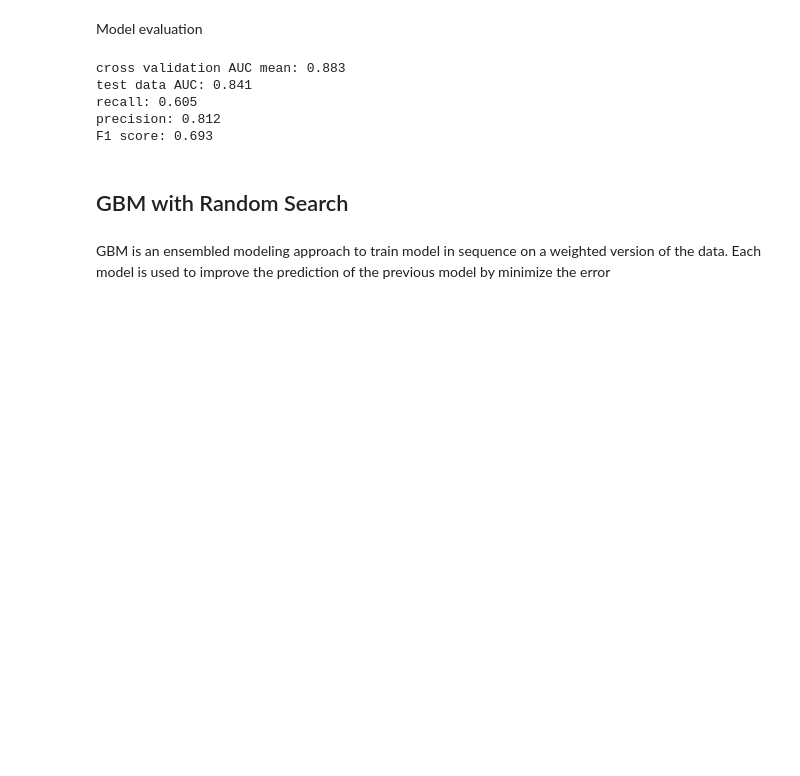
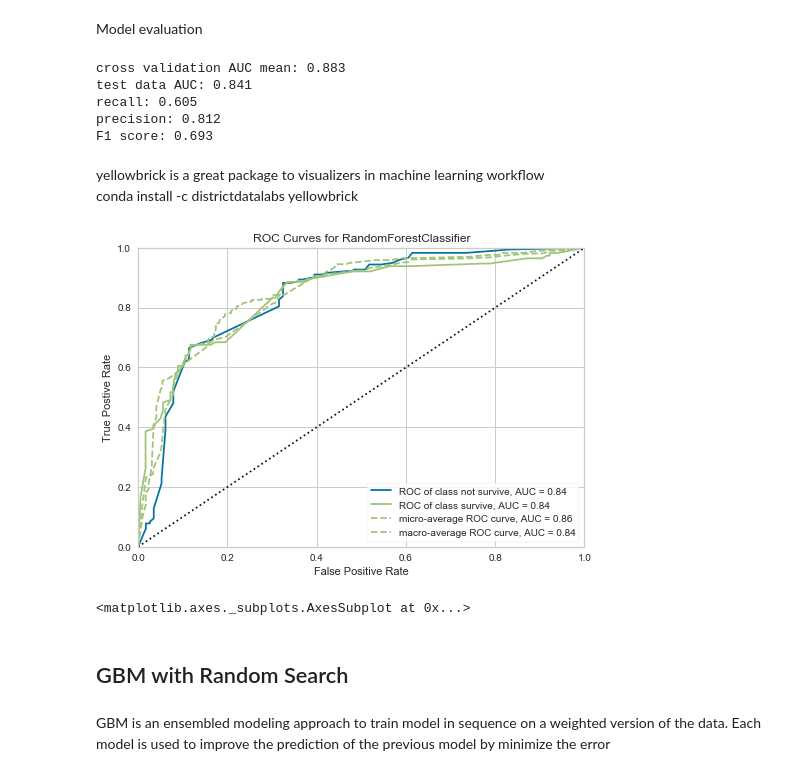
Before and after one commit to gavinzhu1127/Data-Science-using-Python, a Jupyter notebook: Data-Science-using-Python.ipynb, the cells around one changed output. Cells and saved outputs as stored; diff of their text form; code cells hidden in the pictures; blank space fills up the shorter version.

```diff
--- a/Data-Science-using-Python.ipynb
+++ b/Data-Science-using-Python.ipynb
@@ -922,6 +940,20 @@ test data AUC: 0.841
 recall: 0.605
 precision: 0.812
 F1 score: 0.693
+# %% [markdown]
+yellowbrick is a great package to visualizers in machine learning workflow
+<br>
+conda install -c districtdatalabs yellowbrick
+# %%
+from yellowbrick.classifier import ROCAUC
+
+visualizer = ROCAUC(rfc_best, classes=["not survive", "survive"])
+visualizer.fit(X_train_selected, y_train)        # Fit the training data to the visualizer
+visualizer.score(X_test_selected, y_test)        # Evaluate the model on the test data
+visualizer.show()                       # Finalize and show the figure
+# %% [output]
+[figure, added]
+<matplotlib.axes._subplots.AxesSubplot at 0x...>
 # %% [markdown]
 ## GBM with Random Search
 # %% [markdown]
```
Also changed, not shown: parts of 38 cells of this notebook, 2 other files.
